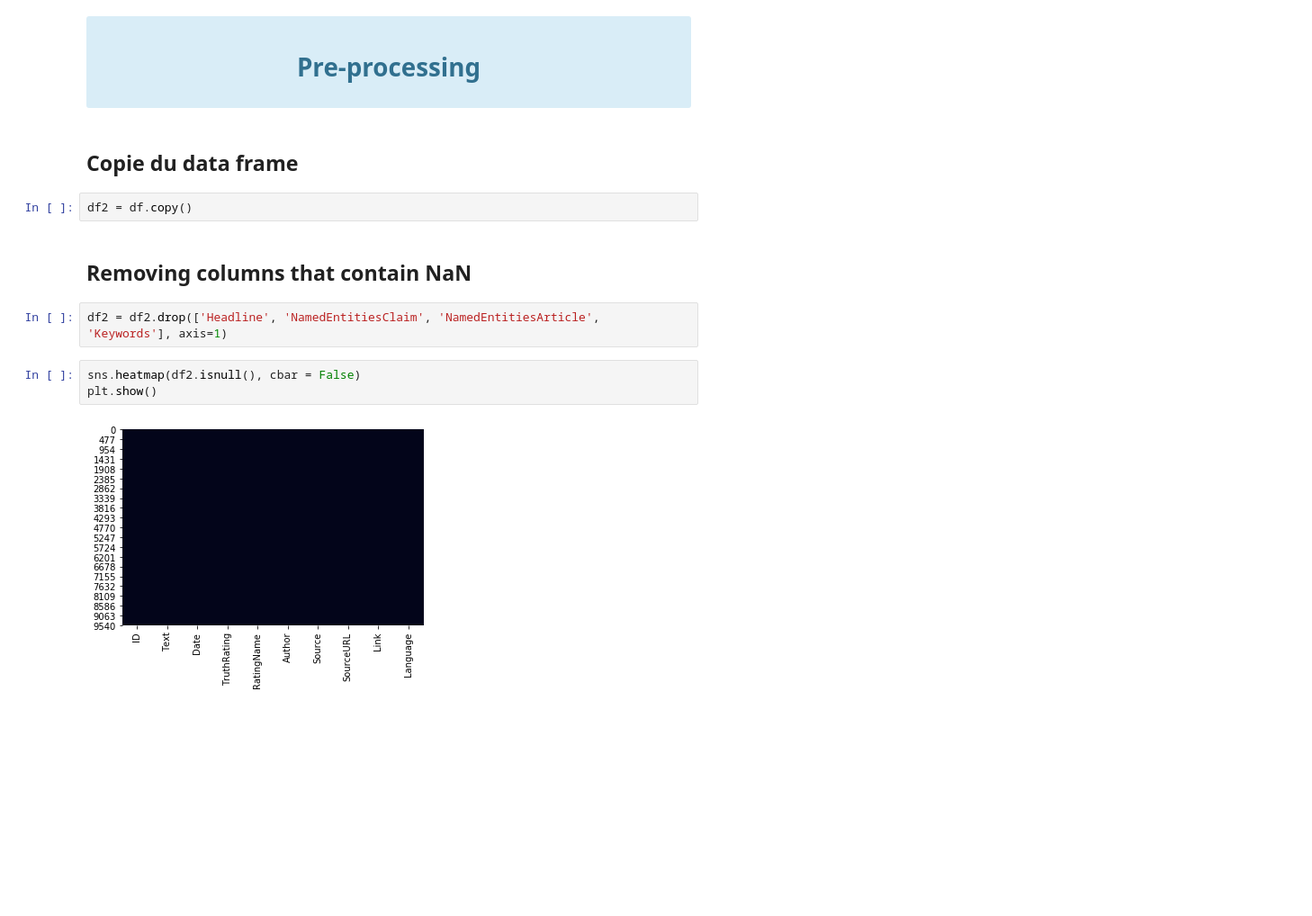
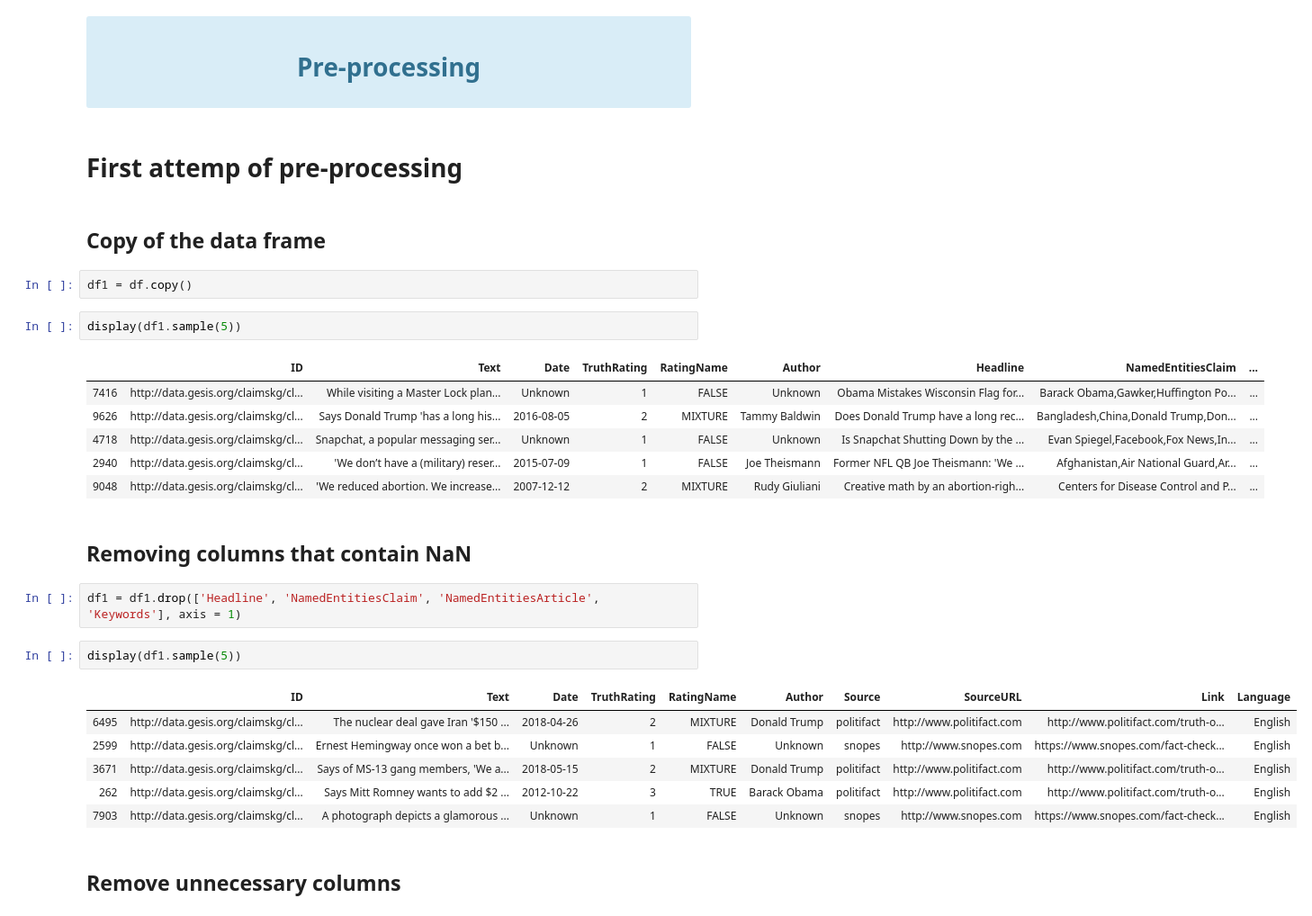
Before and after one commit to nilbahaaeddine/ClaimsClassification, a Jupyter notebook: src/Classification.ipynb, the cells around one changed output. Shown at 90% size. Drawn from its saved outputs; the diff is of its cells as text; blank space fills up the shorter version.

Commit message:
first attemp of pre-processing

```diff
--- a/src/Classification.ipynb
+++ b/src/Classification.ipynb
@@ -340,16 +341,33 @@ def normalize(source_name, original_name) -> NormalizedRatings:
         Pre-processing
     </h1>
 </div>
+# %% [markdown]
+# First attemp of pre-processing
 # %% [markdown]
-## Copie du data frame
+## Copy of the data frame
 # %%
-df2 = df.copy()
+df1 = df.copy()
+# %%
+display(df1.sample(5))
+# %% [output]
+|  | ID | Text | Date | TruthRating | RatingName | Author | Headline | NamedEntitiesClaim | ... |
+| 7416 | http://data.gesis.org/claimskg/cl... | While visiting a Master Lock plan... | Unknown | 1 | FALSE | Unknown | Obama Mistakes Wisconsin Flag for... | Barack Obama,Gawker,Huffington Po... | ... |
+| 9626 | http://data.gesis.org/claimskg/cl... | Says Donald Trump 'has a long his... | 2016-08-05 | 2 | MIXTURE | Tammy Baldwin | Does Donald Trump have a long rec... | Bangladesh,China,Donald Trump,Don... | ... |
+| 4718 | http://data.gesis.org/claimskg/cl... | Snapchat, a popular messaging ser... | Unknown | 1 | FALSE | Unknown | Is Snapchat Shutting Down by the ... | Evan Spiegel,Facebook,Fox News,In... | ... |
+| 2940 | http://data.gesis.org/claimskg/cl... | 'We don’t have a (military) reser... | 2015-07-09 | 1 | FALSE | Joe Theismann | Former NFL QB Joe Theismann: 'We ... | Afghanistan,Air National Guard,Ar... | ... |
+| 9048 | http://data.gesis.org/claimskg/cl... | 'We reduced abortion. We increase... | 2007-12-12 | 2 | MIXTURE | Rudy Giuliani | Creative math by an abortion-righ... | Centers for Disease Control and P... | ... |
 # %% [markdown]
 ## Removing columns that contain NaN
 # %%
-df2 = df2.drop(['Headline', 'NamedEntitiesClaim', 'NamedEntitiesArticle', 'Keywords'], axis=1)
+df1 = df1.drop(['Headline', 'NamedEntitiesClaim', 'NamedEntitiesArticle', 'Keywords'], axis = 1)
-# %%
-sns.heatmap(df2.isnull(), cbar = False)
-plt.show()
-# %% [output]
-[figure, removed]
+# %%
+display(df1.sample(5))
+# %% [output]
+|  | ID | Text | Date | TruthRating | RatingName | Author | Source | SourceURL | Link | Language |
+| 6495 | http://data.gesis.org/claimskg/cl... | The nuclear deal gave Iran '$150 ... | 2018-04-26 | 2 | MIXTURE | Donald Trump | politifact | http://www.politifact.com | http://www.politifact.com/truth-o... | English |
+| 2599 | http://data.gesis.org/claimskg/cl... | Ernest Hemingway once won a bet b... | Unknown | 1 | FALSE | Unknown | snopes | http://www.snopes.com | https://www.snopes.com/fact-check... | English |
+| 3671 | http://data.gesis.org/claimskg/cl... | Says of MS-13 gang members, 'We a... | 2018-05-15 | 2 | MIXTURE | Donald Trump | politifact | http://www.politifact.com | http://www.politifact.com/truth-o... | English |
+| 262 | http://data.gesis.org/claimskg/cl... | Says Mitt Romney wants to add $2 ... | 2012-10-22 | 3 | TRUE | Barack Obama | politifact | http://www.politifact.com | http://www.politifact.com/truth-o... | English |
+| 7903 | http://data.gesis.org/claimskg/cl... | A photograph depicts a glamorous ... | Unknown | 1 | FALSE | Unknown | snopes | http://www.snopes.com | https://www.snopes.com/fact-check... | English |
+# %% [markdown]
+## Remove unnecessary columns
```
Also changed, not shown: parts of 11 cells of this notebook, 1 other file.
